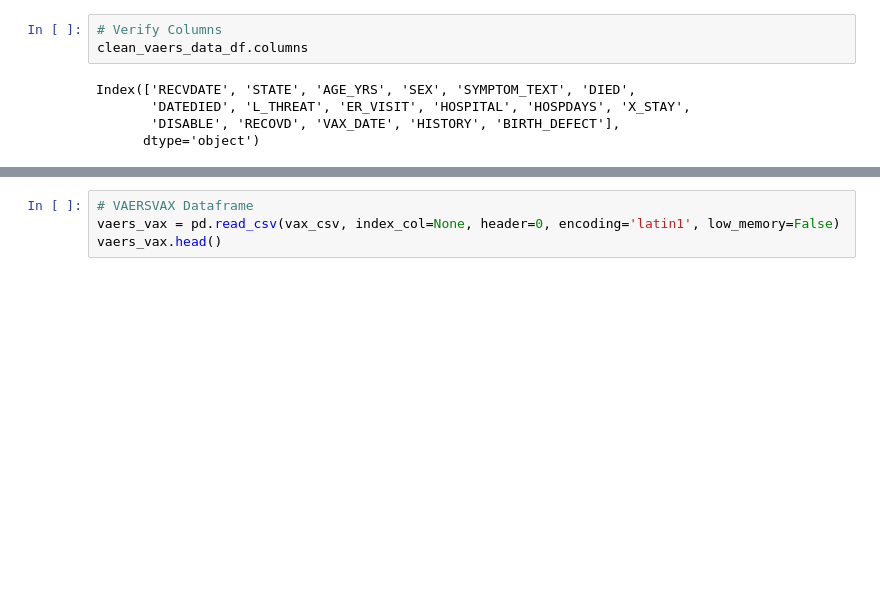
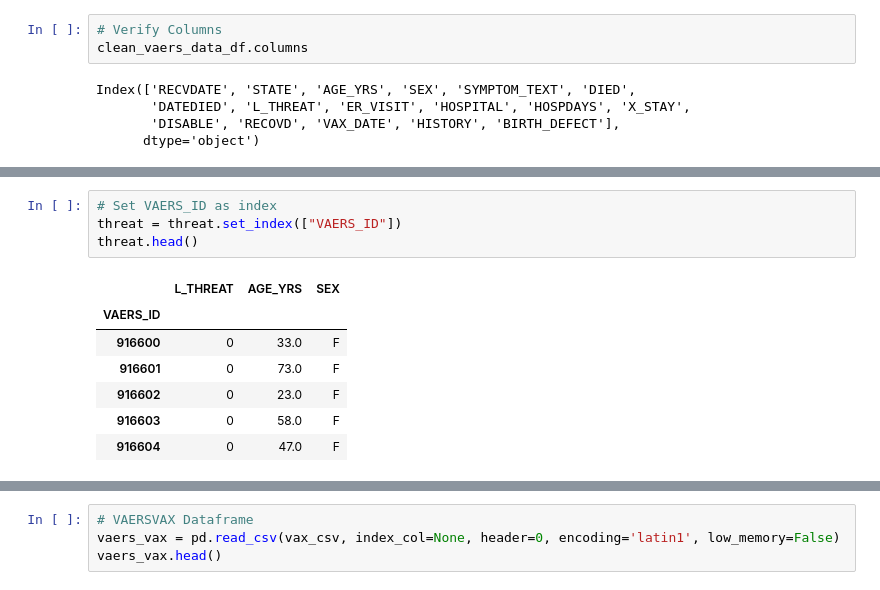
Before and after one commit to jvera01/COVID19_VAERS_ANALYSIS, a Jupyter notebook: Notebooks/VAERS_Dataset_Cleanup.ipynb, the cells around one changed output, grey strips where cells are left out. Drawn from its saved outputs; the diff is of its cells as text; blank space fills up the shorter version.

```diff
--- a/Notebooks/VAERS_Dataset_Cleanup.ipynb
+++ b/Notebooks/VAERS_Dataset_Cleanup.ipynb
@@ -96,0 +120,12 @@ Index(['RECVDATE', 'STATE', 'AGE_YRS', 'SEX', 'SYMPTOM_TEXT', 'DIED',
+# %%
+# Set VAERS_ID as index
+threat = threat.set_index(["VAERS_ID"])
+threat.head()
+# %% [output]
+|  | L_THREAT | AGE_YRS | SEX |
+| VAERS_ID |  |  |  |
+| 916600 | 0 | 33.0 | F |
+| 916601 | 0 | 73.0 | F |
+| 916602 | 0 | 23.0 | F |
+| 916603 | 0 | 58.0 | F |
+| 916604 | 0 | 47.0 | F |
```
Also changed, not shown: parts of 16 cells of this notebook.
